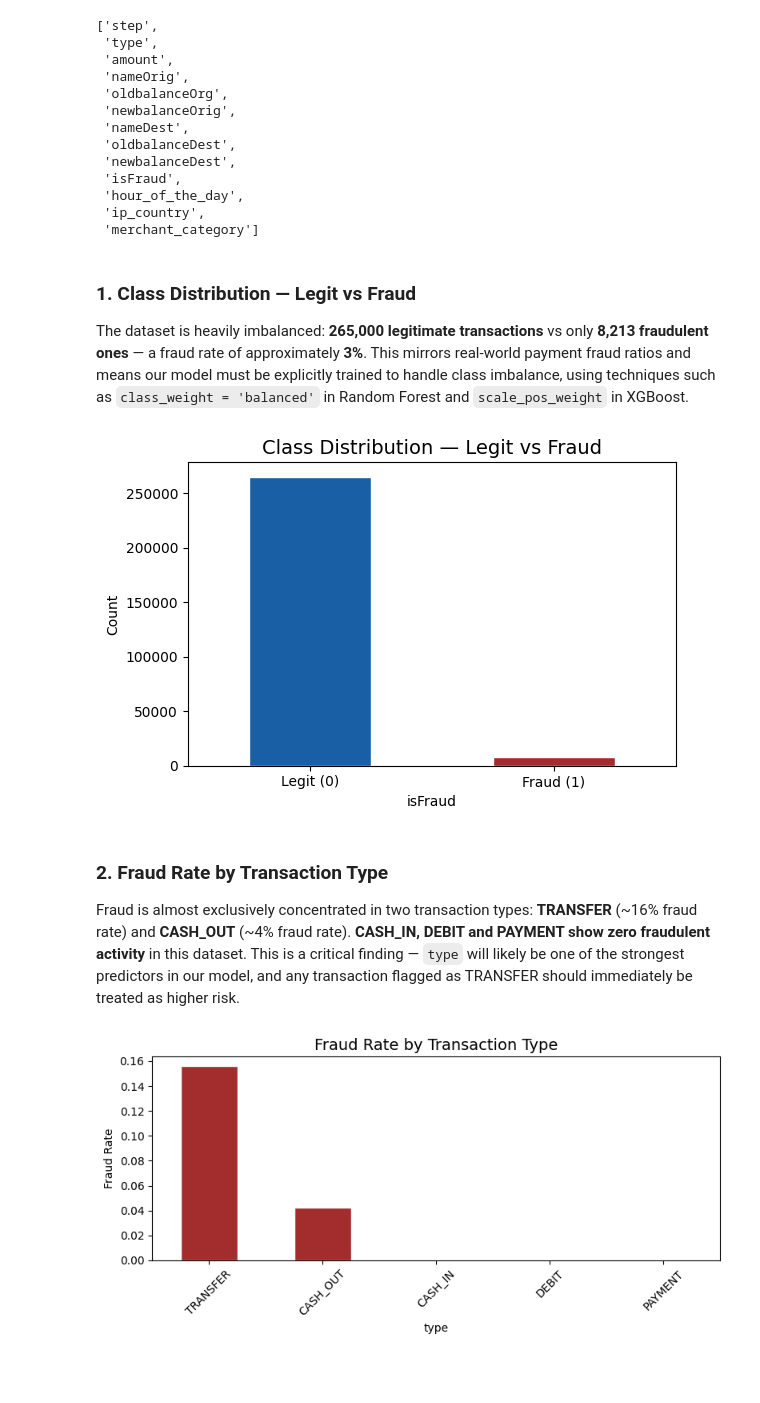
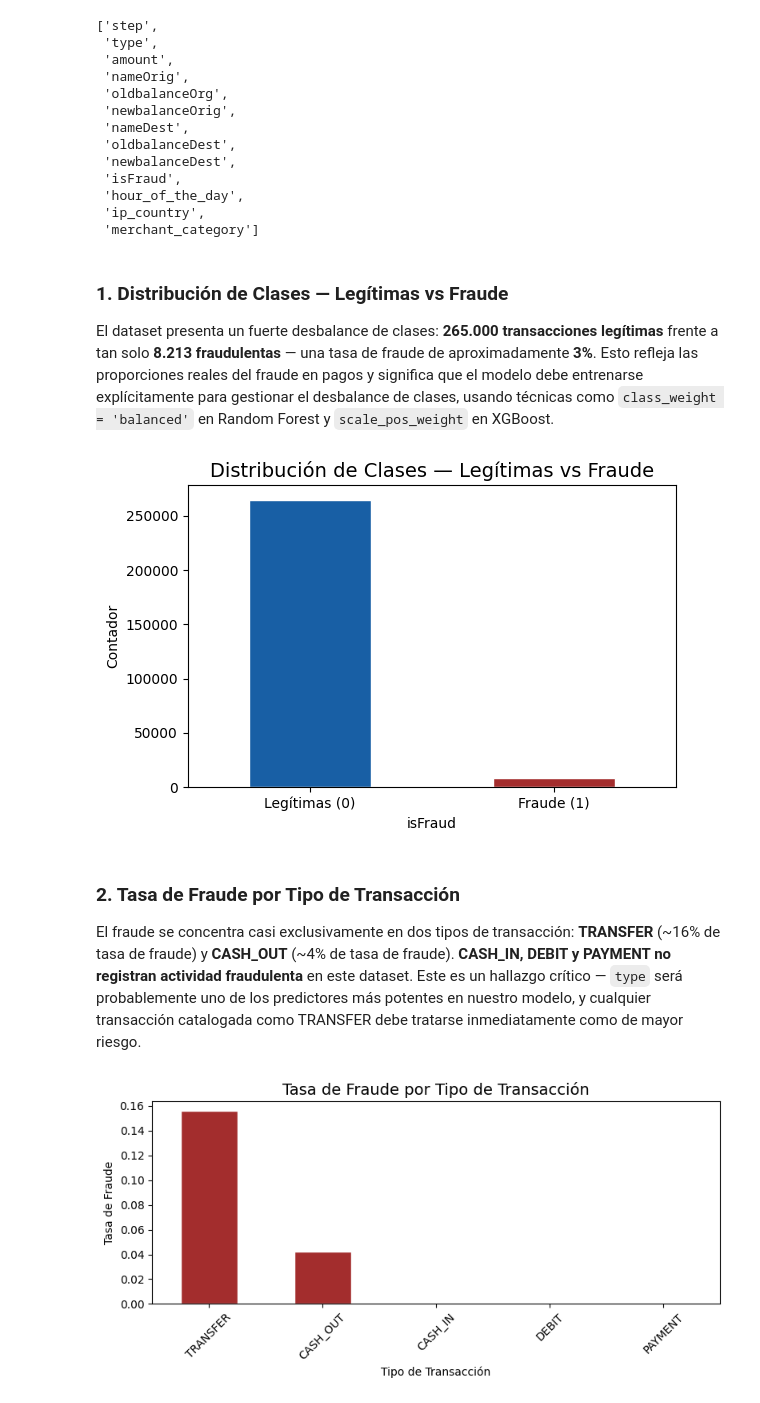
Before and after one commit to DarkKrismon/Desafio_Grupo1, a Jupyter notebook: notebooks/01_EDA.ipynb, the cells around one changed output. Saved outputs shown, nothing was run; the diff lists cells and outputs as text; code cells hidden in the pictures; blank space fills up the shorter version.

```diff
--- a/notebooks/01_EDA.ipynb
+++ b/notebooks/01_EDA.ipynb
@@ -44,7 +48,7 @@ df_balanced.head()
 | 3 | 355 | PAYMENT | 1716.05 | C913764937 | 5769.17 | 4053.13 | M1387429131 | 0.00 | ... |
 | 4 | 354 | CASH_IN | 253129.93 | C2017736577 | 1328499.49 | 1581629.42 | C407484102 | 2713220.48 | ... |
 # %%
-df_balanced = df_balanced.drop(columns = "isFlaggedFraud")
+df_eda = df_eda.drop(columns = "isFlaggedFraud")
 # %%
-df_balanced["hour_of_the_day"] = df_balanced["step"] % 24
+df_eda["hour_of_the_day"] = df_eda["step"] % 24
 # %%
@@ -60,7 +64,7 @@ df_balanced.head()
 high_risk_countries = ['KH', 'CN', 'VE', 'CI', 'NG']
 low_risk_countries = ['ES', 'US', 'DE', 'FR', 'GB']
 
-df_balanced['ip_country'] = df_balanced['isFraud'].apply(
+df_eda['ip_country'] = df_eda['isFraud'].apply(
     lambda x: np.random.choice(high_risk_countries)
     if (x == 1 and np.random.random() < 0.6)
     else np.random.choice(low_risk_countries)
@@ -69,7 +73,7 @@ df_balanced['ip_country'] = df_balanced['isFraud'].apply(
 high_risk_categories = ['crypto', 'electronics']
 low_risk_categories = ['grocery', 'restaurant', 'pharmacy', 'fuel', 'transport']
 
-df_balanced['merchant_category'] = df['isFraud'].apply(
+df_eda['merchant_category'] = df_eda['isFraud'].apply(
     lambda x: np.random.choice(high_risk_categories)
     if (x == 1 and np.random.random() < 0.65)
     else np.random.choice(low_risk_categories)
@@ -103,42 +107,45 @@ df_balanced.columns.tolist()
  'ip_country',
  'merchant_category']
 # %% [markdown]
-### 1. Class Distribution — Legit vs Fraud
+### 1. Distribución de Clases — Legítimas vs Fraude
 
-The dataset is heavily imbalanced: **265,000 legitimate transactions** vs only **8,213 fraudulent ones** —
-a fraud rate of approximately **3%**. This mirrors real-world payment fraud ratios and means our model
-must be explicitly trained to handle class imbalance, using techniques such as `class_weight = 'balanced'`
-in Random Forest and `scale_pos_weight` in XGBoost.
+El dataset presenta un fuerte desbalance de clases: **265.000 transacciones legítimas** frente a tan solo **8.213 fraudulentas** —
+una tasa de fraude de aproximadamente **3%**. Esto refleja las proporciones reales del fraude en pagos y significa que el modelo
+debe entrenarse explícitamente para gestionar el desbalance de clases, usando técnicas como `class_weight = 'balanced'`
+en Random Forest y `scale_pos_weight` en XGBoost.
 # %%
-ax = df_balanced["isFraud"].value_counts().plot(
+ax = df_eda["isFraud"].value_counts().plot(
     kind = "bar", color = ["#185FA5", "#A32D2D"],
     figsize = (6,4), edgecolor = "white"
 )
-ax.set_title("Class Distribution — Legit vs Fraud", fontsize = 14)
-ax.set_xticklabels(["Legit (0)", "Fraud (1)"], rotation = 0)
-ax.set_ylabel("Count")
+ax.set_title("Distribución de Clases — Legítimas vs Fraude", fontsize = 14)
+ax.set_xticklabels(["Legítimas (0)", "Fraude (1)"], rotation = 0)
+ax.set_ylabel("Contador")
 plt.tight_layout()
+plt.savefig("../reports/01_distribucion_clases.png", dpi = 150, bbox_inches = "tight")
 plt.show()
 # %% [output]
-[figure, old version]
+[figure, new version]
 # %% [markdown]
-### 2. Fraud Rate by Transaction Type
+### 2. Tasa de Fraude por Tipo de Transacción
 
-Fraud is almost exclusively concentrated in two transaction types: **TRANSFER** (~16% fraud rate)
-and **CASH_OUT** (~4% fraud rate). **CASH_IN, DEBIT and PAYMENT show zero fraudulent activity**
-in this dataset. This is a critical finding — `type` will likely be one of the strongest predictors
-in our model, and any transaction flagged as TRANSFER should immediately be treated as higher risk.
+El fraude se concentra casi exclusivamente en dos tipos de transacción: **TRANSFER** (~16% de tasa de fraude)
+y **CASH_OUT** (~4% de tasa de fraude). **CASH_IN, DEBIT y PAYMENT no registran actividad fraudulenta**
+en este dataset. Este es un hallazgo crítico — `type` será probablemente uno de los predictores más potentes
+en nuestro modelo, y cualquier transacción catalogada como TRANSFER debe tratarse inmediatamente como de mayor riesgo.
 # %%
-fraud_by_type = df_balanced.groupby("type")["isFraud"].mean().sort_values(ascending=False)
+fraud_by_type = df_eda.groupby("type")["isFraud"].mean().sort_values(ascending=False)
 
 ax = fraud_by_type.plot(
     kind = "bar", color = "#A32D2D", figsize = (8,4), edgecolor = "white"
 )
-ax.set_title("Fraud Rate by Transaction Type", fontsize = 14)
-ax.set_ylabel("Fraud Rate")
+ax.set_title("Tasa de Fraude por Tipo de Transacción", fontsize = 14)
+ax.set_ylabel("Tasa de Fraude")
+ax.set_xlabel("Tipo de Transacción")
 ax.set_xticklabels(ax.get_xticklabels(), rotation = 45)
 plt.tight_layout()
+plt.savefig("../reports/02_tipo_de_fraude.png", dpi = 150, bbox_inches = "tight")
 plt.show()
 # %% [output]
-[figure, old version]
+[figure, new version]
 # %% [markdown]
```
Also changed, not shown: parts of 24 cells of this notebook, 7 other files.
